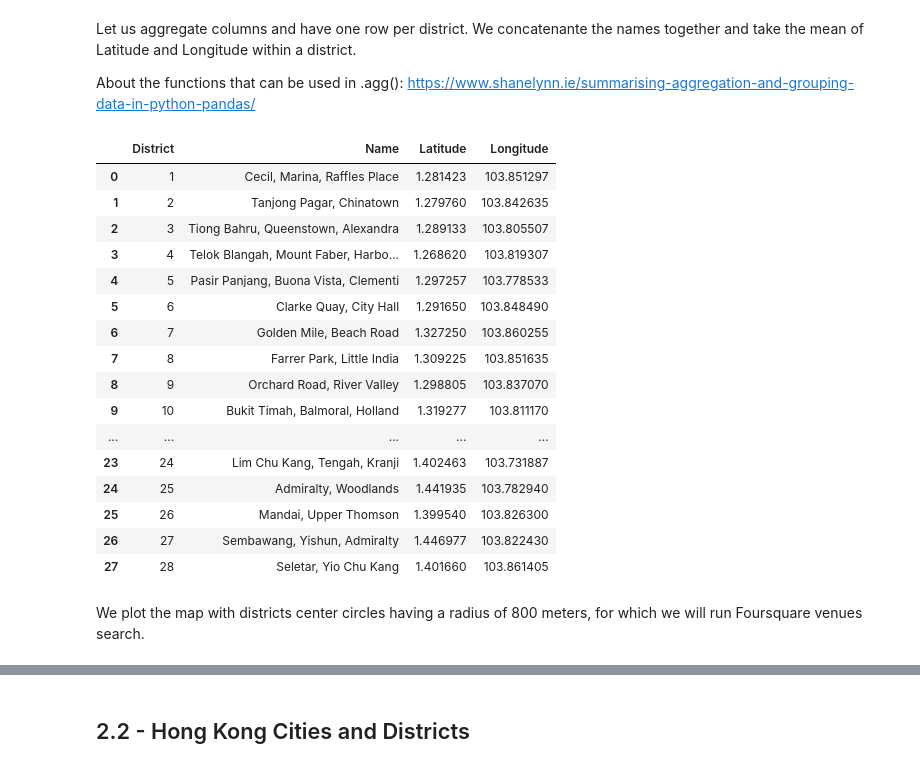
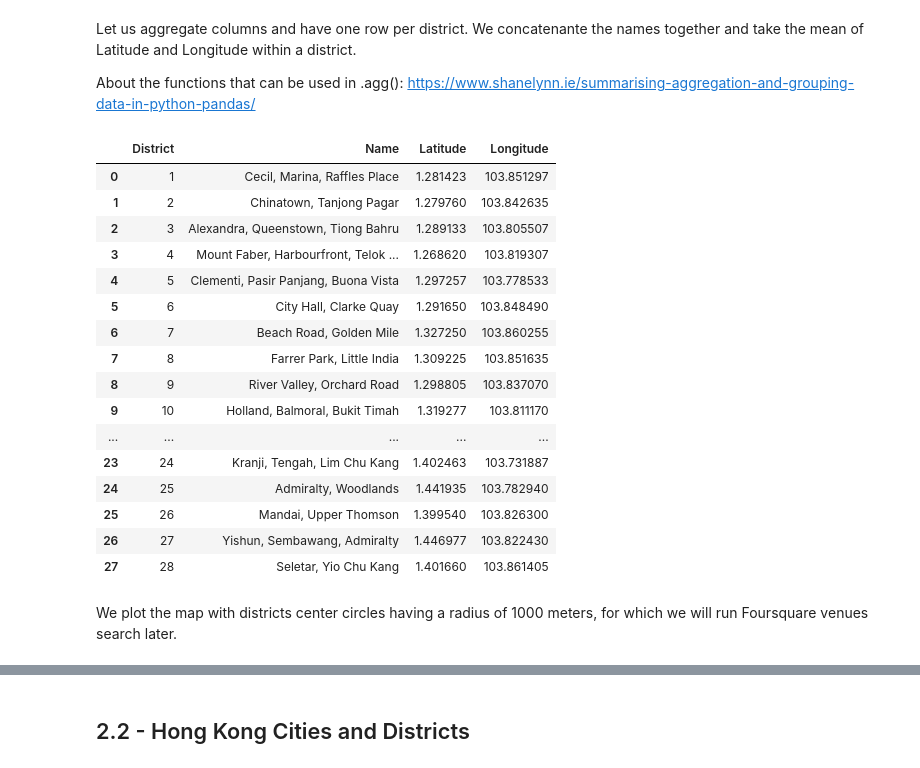
Before and after one commit to FabienNugier/Coursera_Capstone, a Jupyter notebook: IBM-DATASCIENCE-FinalProject(Weeks4-5)_Singapore_HK_Comparison.ipynb, the cells around one changed output, grey strips where cells are left out. Saved outputs shown, nothing was run; the diff lists cells and outputs as text; code cells hidden in the pictures.

```diff
--- a/IBM-DATASCIENCE-FinalProject(Weeks4-5)_Singapore_HK_Comparison.ipynb
+++ b/IBM-DATASCIENCE-FinalProject(Weeks4-5)_Singapore_HK_Comparison.ipynb
@@ -459,10 +472,10 @@ df_Singap.tail()
 | 46 | 1971 | 5429000000 | 4564300000 | 864700000 | 2778100000 | ... |
 | 47 | 1970 | 4643400000 | 3947600000 | 695800000 | 2244500000 | ... |
 # %%
-df_Singap = df_Singap.drop(range(37,48,1))
+df_SG = df_SG.drop(range(37,48,1))
 price_SGDUSD['Year'].astype('int64')
-print(df_Singap.update(df_Singap.iloc[:,1:10].div(price_SGDUSD.AVG, 0)))
-df_Singap.tail()
+print(df_SG.update(df_SG.iloc[:,1:10].div(price_SGDUSD.AVG, 0)))
+df_SG.tail()
 # %% [output]
 None
 |  | Year | Final consumption expenditure | Household consumption expenditure | General government final consumpt... | Gross capital formation | ... |
@@ -491,9 +508,7 @@ df_HK.head().columns.tolist()
 # %%
-#df_GDP = pd.concat([df_HK['Gross Domestic Product (GDP)'],df_Singap['Gross Domestic Product (GDP)']], axis=1, keys=['Year','GDP Hong Kong', 'GDP Singapore'])
-#df_GDP.head()
 left_frame = df_HK[['Year','Gross Domestic Product']].astype('str')
 left_frame.rename(columns={'Gross Domestic Product':'GDP'}, inplace=True)
-right_frame = df_Singap[['Year','Gross Domestic Product']].astype('str')
+right_frame = df_SG[['Year','Gross Domestic Product']].astype('str')
 right_frame.rename(columns={'Gross Domestic Product':'GDP'}, inplace=True)
 
 df_GDP = pd.merge(left_frame, right_frame, how='left', on=['Year'], suffixes=(' Hong Kong (USD)', ' Singapore (USD)'))
@@ -662,6 +687,6 @@ I have build a csv file by taking the names of areas in districts 1 to 28 from h
 # %%
-Dist_Singap = pd.read_csv('./Singap_Districts.csv')
-Dist_Singap.head(20)
+Dist_SG = pd.read_csv('./Singap_Districts.csv')
+Dist_SG.head(20)
 # %% [output]
 |  | District | Name | Latitude | Longitude |
 | 0 | 1 | Raffles Place | 1.28410 | 103.85133 |
@@ -685,6 +710,6 @@ We suppress the place 'Bugis' because we could not find its location in latitude
 # %%
-Dist_Singap = Dist_Singap[Dist_Singap['Latitude'] != 0.]
-Dist_Singap.head(20)
+Dist_SG = Dist_SG[Dist_SG['Latitude'] != 0.]
+Dist_SG.head(20)
 # %% [output]
 |  | District | Name | Latitude | Longitude |
 | 0 | 1 | Raffles Place | 1.28410 | 103.85133 |
@@ -733,27 +766,27 @@ Let us aggregate columns and have one row per district. We concatenante the name
 About the functions that can be used in .agg():
 https://www.shanelynn.ie/summarising-aggregation-and-grouping-data-in-python-pandas/
 # %%
-Dist_Singap_concat = Dist_Singap.groupby('District').agg({'Name': lambda x: ', '.join(set(x.dropna())), 'Latitude':'mean', 'Longitude':'mean'})
-Dist_Singap_concat.reset_index(inplace=True)
-Dist_Singap_concat
+Dist_SG_concat = Dist_SG.groupby('District').agg({'Name': lambda x: ', '.join(set(x.dropna())), 'Latitude':'mean', 'Longitude':'mean'})
+Dist_SG_concat.reset_index(inplace=True)
+Dist_SG_concat
 # %% [output]
 |  | District | Name | Latitude | Longitude |
 | 0 | 1 | Cecil, Marina, Raffles Place | 1.281423 | 103.851297 |
-| 1 | 2 | Tanjong Pagar, Chinatown | 1.279760 | 103.842635 |
-| 2 | 3 | Tiong Bahru, Queenstown, Alexandra | 1.289133 | 103.805507 |
-| 3 | 4 | Telok Blangah, Mount Faber, Harbo... | 1.268620 | 103.819307 |
-| 4 | 5 | Pasir Panjang, Buona Vista, Clementi | 1.297257 | 103.778533 |
-| 5 | 6 | Clarke Quay, City Hall | 1.291650 | 103.848490 |
-| 6 | 7 | Golden Mile, Beach Road | 1.327250 | 103.860255 |
+| 1 | 2 | Chinatown, Tanjong Pagar | 1.279760 | 103.842635 |
+| 2 | 3 | Alexandra, Queenstown, Tiong Bahru | 1.289133 | 103.805507 |
+| 3 | 4 | Mount Faber, Harbourfront, Telok ... | 1.268620 | 103.819307 |
+| 4 | 5 | Clementi, Pasir Panjang, Buona Vista | 1.297257 | 103.778533 |
+| 5 | 6 | City Hall, Clarke Quay | 1.291650 | 103.848490 |
+| 6 | 7 | Beach Road, Golden Mile | 1.327250 | 103.860255 |
 | 7 | 8 | Farrer Park, Little India | 1.309225 | 103.851635 |
-| 8 | 9 | Orchard Road, River Valley | 1.298805 | 103.837070 |
-| 9 | 10 | Bukit Timah, Balmoral, Holland | 1.319277 | 103.811170 |
+| 8 | 9 | River Valley, Orchard Road | 1.298805 | 103.837070 |
+| 9 | 10 | Holland, Balmoral, Bukit Timah | 1.319277 | 103.811170 |
 | ... | ... | ... | ... | ... |
-| 23 | 24 | Lim Chu Kang, Tengah, Kranji | 1.402463 | 103.731887 |
+| 23 | 24 | Kranji, Tengah, Lim Chu Kang | 1.402463 | 103.731887 |
 | 24 | 25 | Admiralty, Woodlands | 1.441935 | 103.782940 |
 | 25 | 26 | Mandai, Upper Thomson | 1.399540 | 103.826300 |
-| 26 | 27 | Sembawang, Yishun, Admiralty | 1.446977 | 103.822430 |
+| 26 | 27 | Yishun, Sembawang, Admiralty | 1.446977 | 103.822430 |
 | 27 | 28 | Seletar, Yio Chu Kang | 1.401660 | 103.861405 |
 # %% [markdown]
-We plot the map with districts center circles having a radius of 800 meters, for which we will run Foursquare venues search.
+We plot the map with districts center circles having a radius of 1000 meters, for which we will run Foursquare venues search later.
 # %%
```
Also changed, not shown: parts of 122 cells of this notebook.
